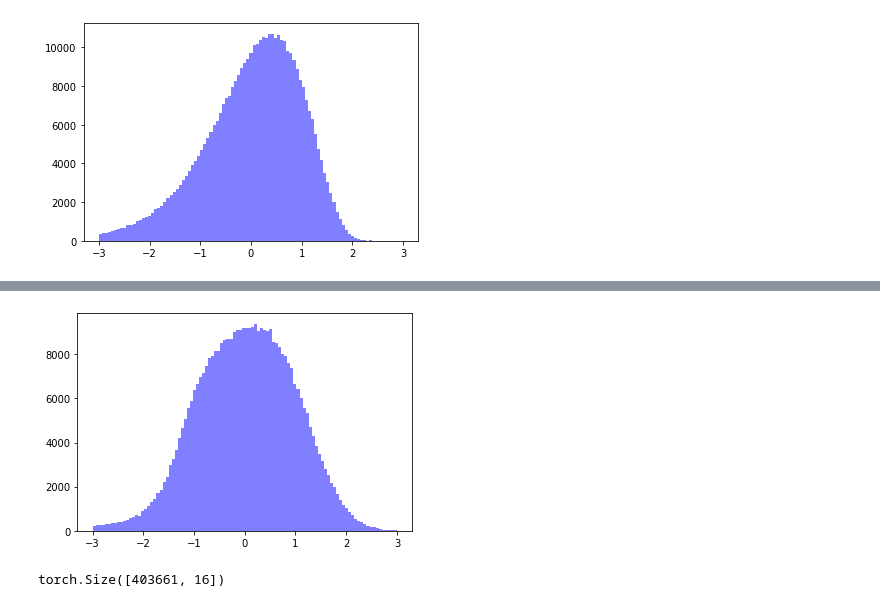
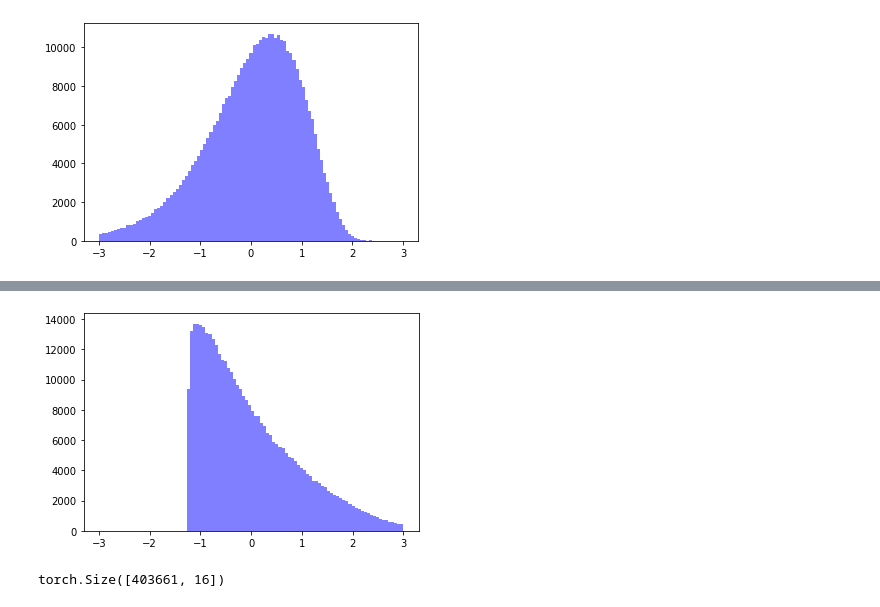
Before and after one commit to SangeonPark/QUASAR, a Jupyter notebook: training/BackgroundTrain-Purebkg.ipynb, the cells around one changed output, grey strips where cells are left out. Saved outputs shown, nothing was run; the diff lists cells and outputs as text; code cells hidden in the pictures.

```diff
--- a/training/BackgroundTrain-Purebkg.ipynb
+++ b/training/BackgroundTrain-Purebkg.ipynb
@@ -287,9 +287,9 @@ bkg_std
  85.68173285417313]
 # %%
 bins = np.linspace(-3,3,101)
-plt.hist(Y[:,1],bins,alpha=0.5,color='b');
+plt.hist(Y[:,0],bins,alpha=0.5,color='b');
 # %% [output]
-[figure, old version]
+[figure, new version]
 # %%
 total_PureBkg = torch.tensor(Y)
 
```
Also changed, not shown: parts of 7 cells of this notebook, 35 other files.
